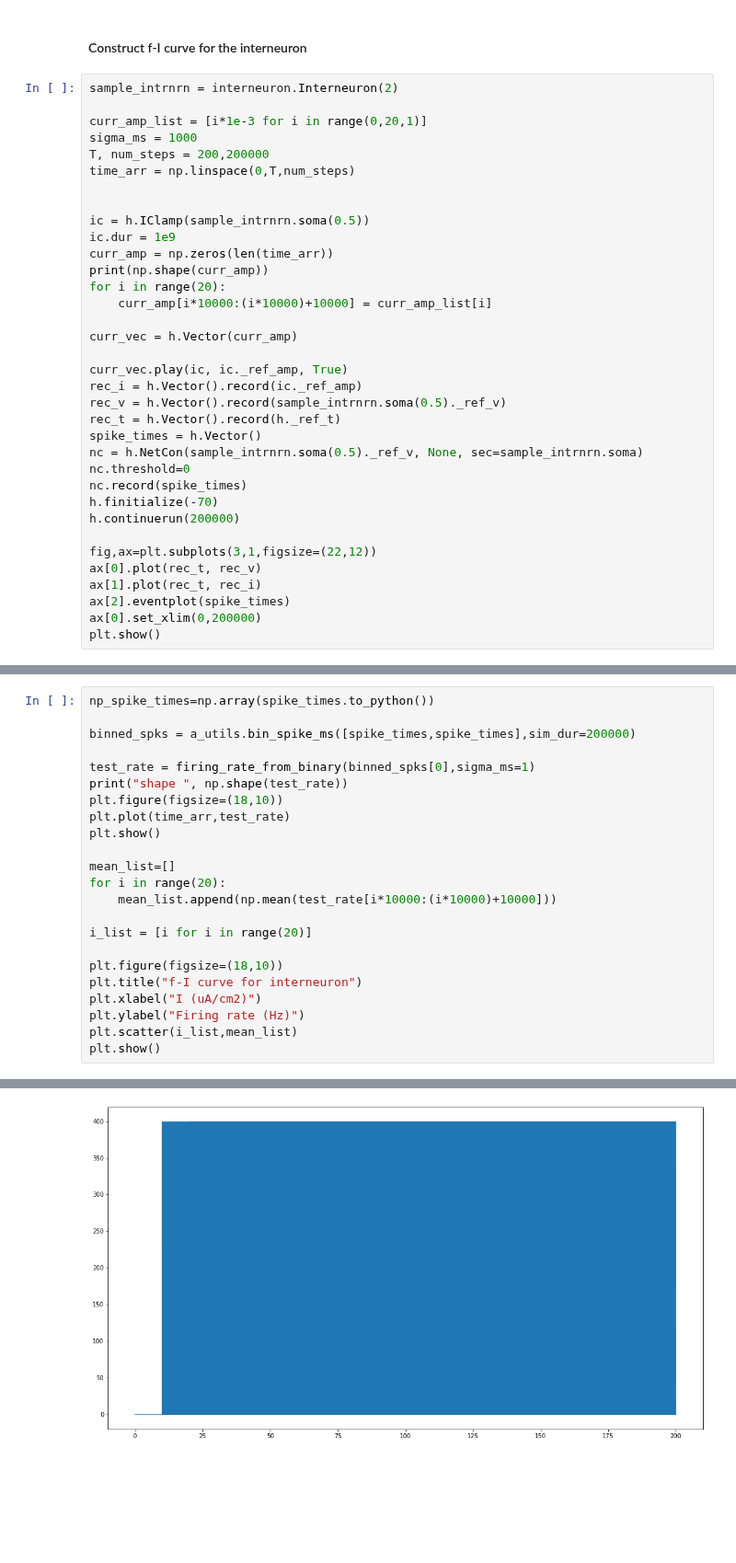
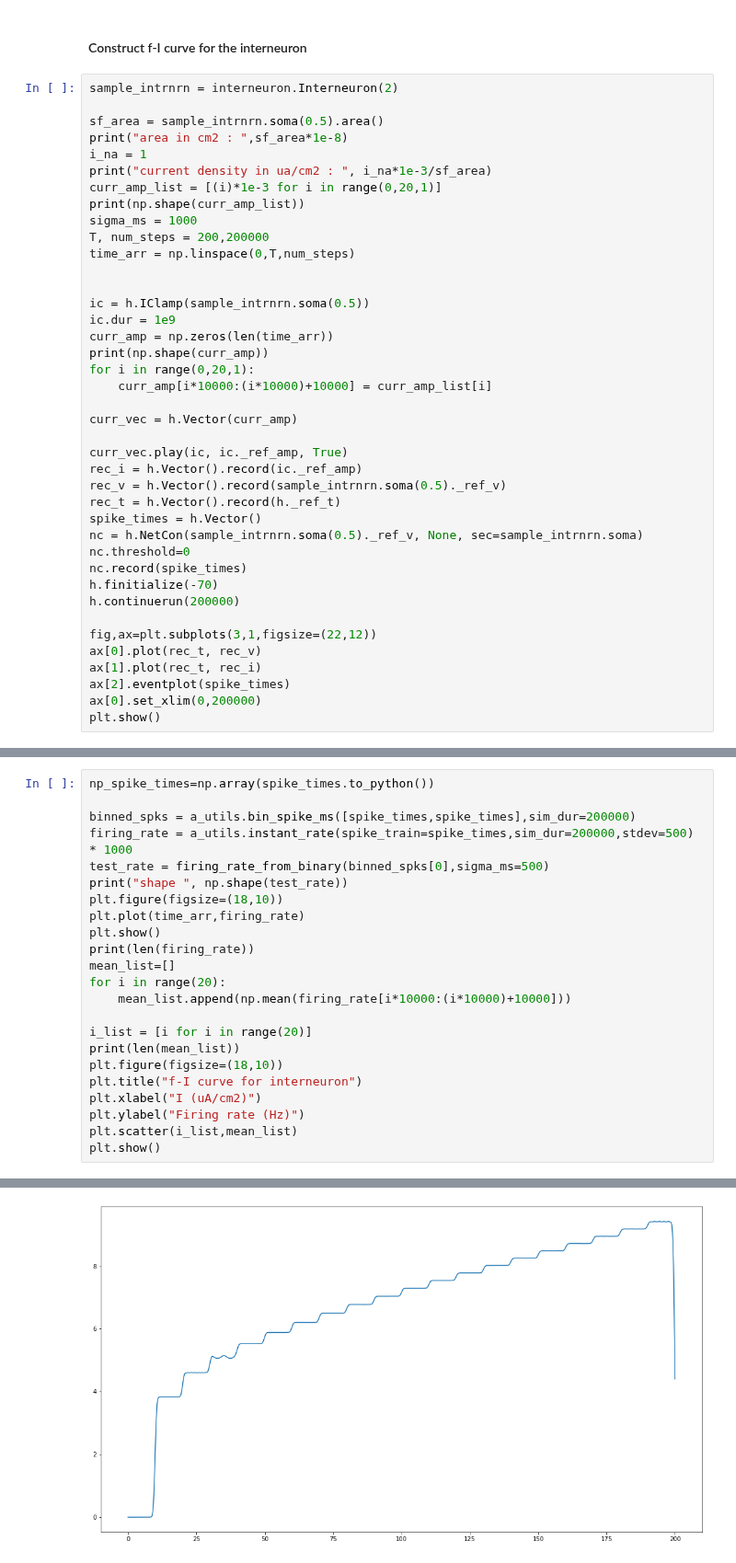
Before and after one commit to tiny-infinity/GridCellsCopy, a Jupyter notebook: analysis/notebooks/theta_analysis/single_interneuron.ipynb, the cells around one changed output, grey strips where cells are left out. Shown at 92% size. Drawn from its saved outputs; the diff is of its cells as text; blank space fills up the shorter version.

```diff
--- a/analysis/notebooks/theta_analysis/single_interneuron.ipynb
+++ b/analysis/notebooks/theta_analysis/single_interneuron.ipynb
@@ -126,7 +126,12 @@ del rec_v, rec_t,rec_i,spike_times,nc,ic
 # %%
 sample_intrnrn = interneuron.Interneuron(2)
 
-curr_amp_list = [i*1e-3 for i in range(0,20,1)]
+sf_area = sample_intrnrn.soma(0.5).area()
+print("area in cm2 : ",sf_area*1e-8)
+i_na = 1
+print("current density in ua/cm2 : ", i_na*1e-3/sf_area)
+curr_amp_list = [(i)*1e-3 for i in range(0,20,1)]
+print(np.shape(curr_amp_list))
 sigma_ms = 1000
 T, num_steps = 200,200000
 time_arr = np.linspace(0,T,num_steps)
@@ -136,7 +141,7 @@ ic = h.IClamp(sample_intrnrn.soma(0.5))
 ic.dur = 1e9
 curr_amp = np.zeros(len(time_arr))
 print(np.shape(curr_amp))
-for i in range(20):
+for i in range(0,20,1):
     curr_amp[i*10000:(i*10000)+10000] = curr_amp_list[i]
 
 curr_vec = h.Vector(curr_amp)
@@ -165,19 +173,19 @@ plt.show()
 np_spike_times=np.array(spike_times.to_python())
 
 binned_spks = a_utils.bin_spike_ms([spike_times,spike_times],sim_dur=200000)
-
-test_rate = firing_rate_from_binary(binned_spks[0],sigma_ms=1)
+firing_rate = a_utils.instant_rate(spike_train=spike_times,sim_dur=200000,stdev=500) * 1000
+test_rate = firing_rate_from_binary(binned_spks[0],sigma_ms=500)
 print("shape ", np.shape(test_rate))
 plt.figure(figsize=(18,10))
-plt.plot(time_arr,test_rate)
+plt.plot(time_arr,firing_rate)
 plt.show()
-
+print(len(firing_rate))
 mean_list=[]
 for i in range(20):
-    mean_list.append(np.mean(test_rate[i*10000:(i*10000)+10000]))
+    mean_list.append(np.mean(firing_rate[i*10000:(i*10000)+10000]))
 
 i_list = [i for i in range(20)]
-
+print(len(mean_list))
 plt.figure(figsize=(18,10))
 plt.title("f-I curve for interneuron")
 plt.xlabel("I (uA/cm2)")
@@ -190,2 +198,2 @@ plt.show()
 shape  (200000,)
-[figure, old version]
+[figure, new version]
```
Also changed, not shown: parts of 2 cells of this notebook.
